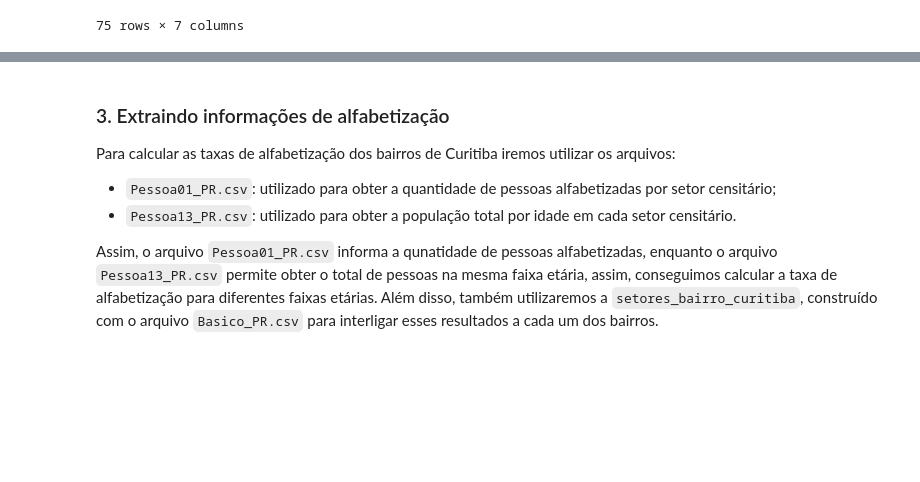
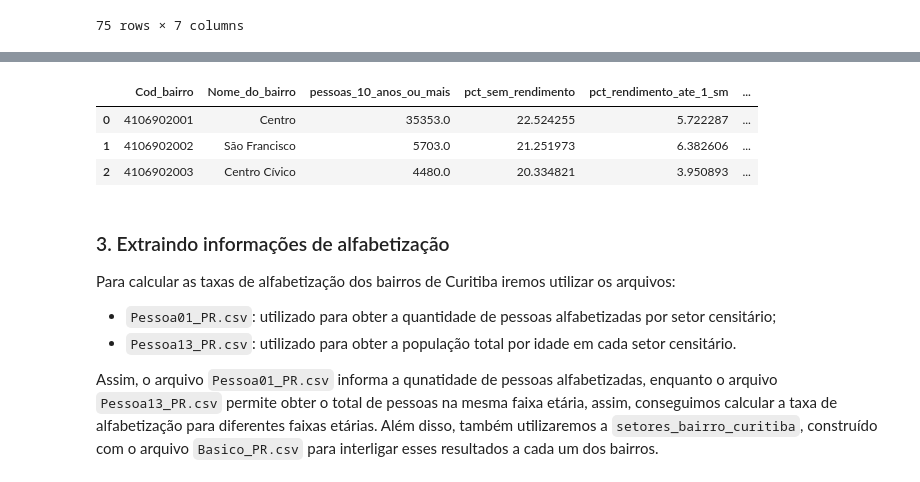
Before and after one commit to luizcaixeta/data-science-UTFPR, a Jupyter notebook: 02 - Analise exploratoria/src/ibge2010/01_configurando_base_de_dados.ipynb, the cells around one changed output, grey strips where cells are left out. Drawn from its saved outputs; the diff is of its cells as text; code cells hidden in the pictures; blank space fills up the shorter version.

Commit message:
feat(notebook): insere rendimento_medio_responsavel_sm_2010, tornando as métricas de renda compatíveis com o censo de 2022

```diff
--- a/02 - Analise exploratoria/src/ibge2010/01_configurando_base_de_dados.ipynb
+++ b/02 - Analise exploratoria/src/ibge2010/01_configurando_base_de_dados.ipynb
@@ -317,3 +367,37 @@ renda_bairros_final
+# %%
+responsavel_renda_por_bairro["rendimento_medio_responsavel"] = (
+    responsavel_renda_por_bairro["V022"] /
+    responsavel_renda_por_bairro["V021"]
+).where(responsavel_renda_por_bairro["V021"] > 0)
+# %%
+responsavel_renda_por_bairro["rendimento_medio_responsavel_sm"] = (
+    responsavel_renda_por_bairro["rendimento_medio_responsavel"] /
+    salario_minimo_2010
+)
+# %%
+responsavel_renda_bairros_final = responsavel_renda_por_bairro[
+    [
+        "Cod_bairro",
+        "Nome_do_bairro",
+        "resp_domicilios_particulares",
+        "rendimento_medio_responsavel",
+        "rendimento_medio_responsavel_sm"
+    ]
+].copy()
+# %%
+renda_bairros_final = renda_bairros_final.merge(
+    responsavel_renda_bairros_final,
+    on=["Cod_bairro", "Nome_do_bairro"],
+    how="left",
+    validate="1:1"
+)
+# %%
+renda_bairros_final.head(3)
+# %% [output]
+|  | Cod_bairro | Nome_do_bairro | pessoas_10_anos_ou_mais | pct_sem_rendimento | pct_rendimento_ate_1_sm | ... |
+| 0 | 4106902001 | Centro | 35353.0 | 22.524255 | 5.722287 | ... |
+| 1 | 4106902002 | São Francisco | 5703.0 | 21.251973 | 6.382606 | ... |
+| 2 | 4106902003 | Centro Cívico | 4480.0 | 20.334821 | 3.950893 | ... |
 # %% [markdown]
 ### 3. Extraindo informações de alfabetização
 
```
Also changed, not shown: parts of 22 cells of this notebook.
